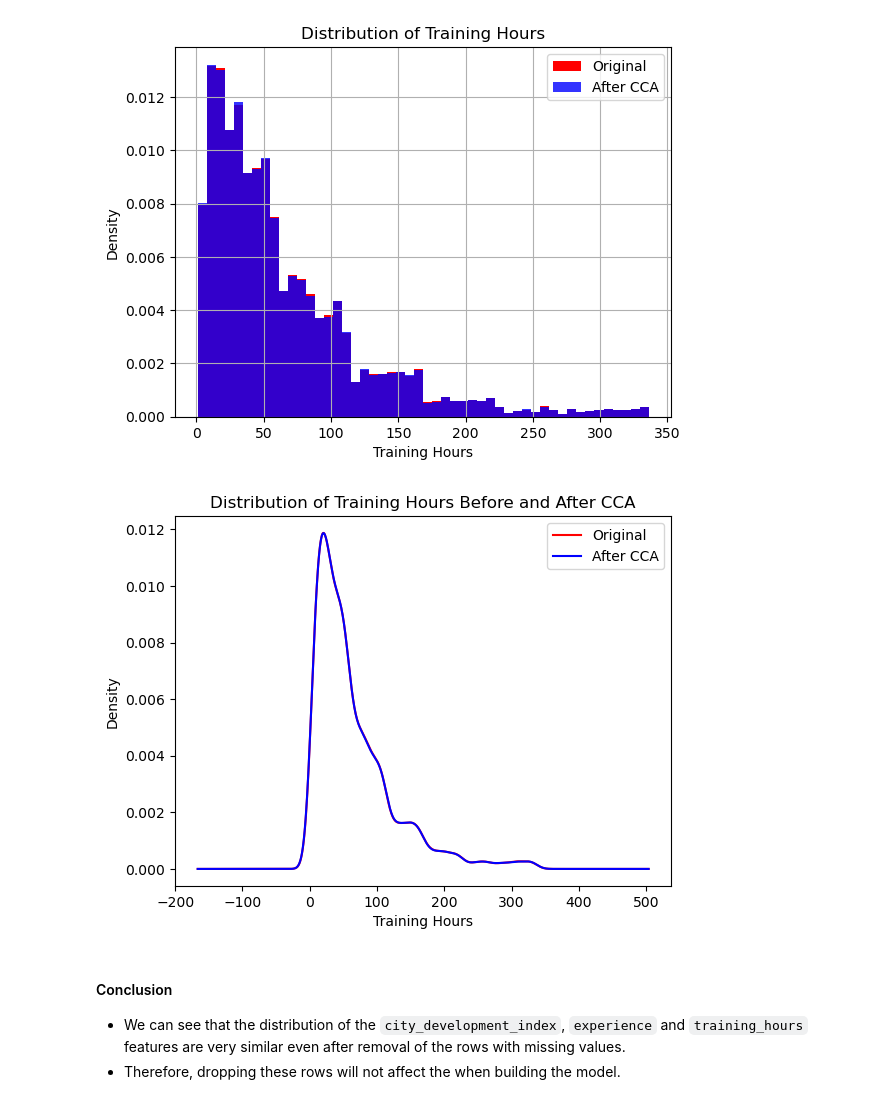
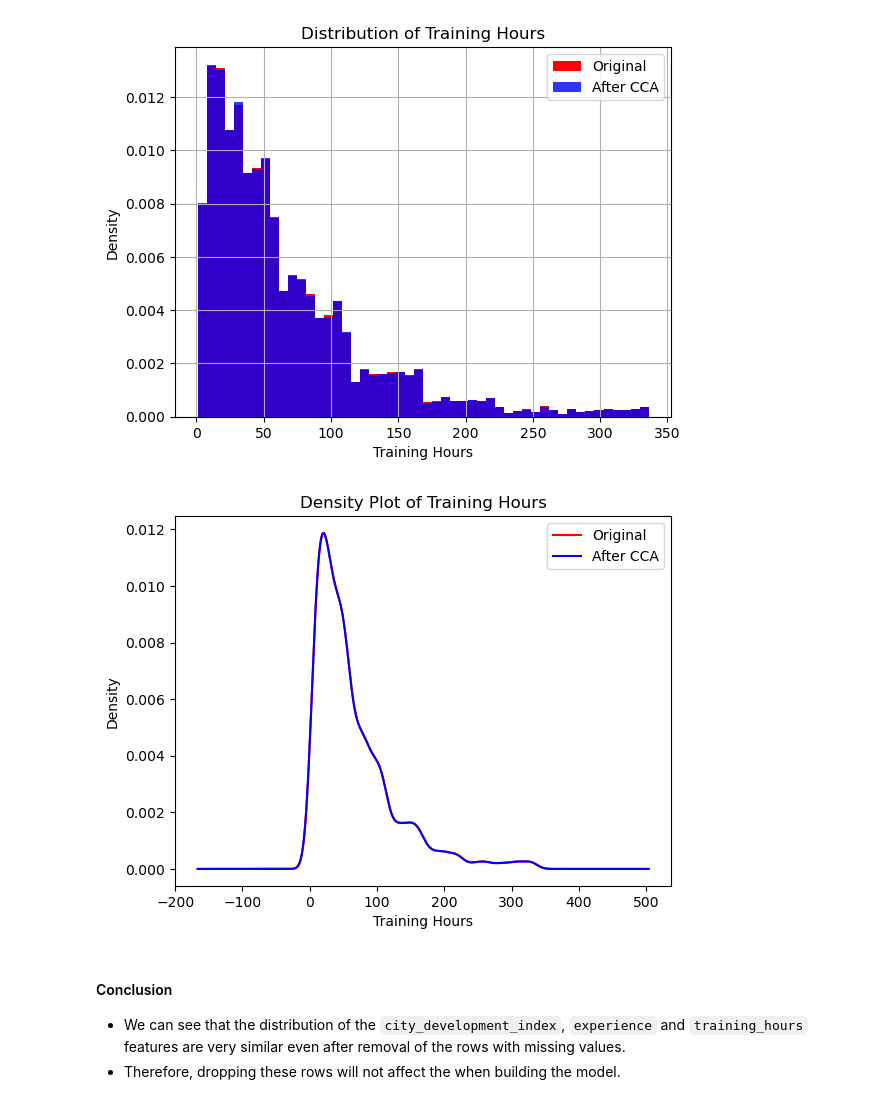
Before and after one commit to CodersHQ-AI-ML-Community/ai-confluence, a Jupyter notebook: code/data-preparation/handling-missing-values/01_Complete_Case_Analysis.ipynb, the cells around one changed output. Cells and saved outputs as stored; diff of their text form; code cells hidden in the pictures.

```diff
--- a/code/data-preparation/handling-missing-values/01_Complete_Case_Analysis.ipynb
+++ b/code/data-preparation/handling-missing-values/01_Complete_Case_Analysis.ipynb
@@ -259,21 +259,21 @@ plt.show()
 # %%
 fig = plt.figure()
 ax = fig.add_subplot(111)
 
 # original data
 df['training_hours'].plot.density(color='red')
 
 # data after cca
 new_df['training_hours'].plot.density(color='blue')
 
-plt.title('Distribution of Training Hours Before and After CCA')
+plt.title('Density Plot of Training Hours')
 plt.xlabel('Training Hours')
 plt.ylabel('Density')
 
 plt.legend(['Original', 'After CCA'])
 plt.show()
 # %% [output]
-[figure, old version]
+[figure, new version]
 # %% [markdown]
 #### Conclusion
 
```
Also changed, not shown: parts of 1 cell of this notebook.
